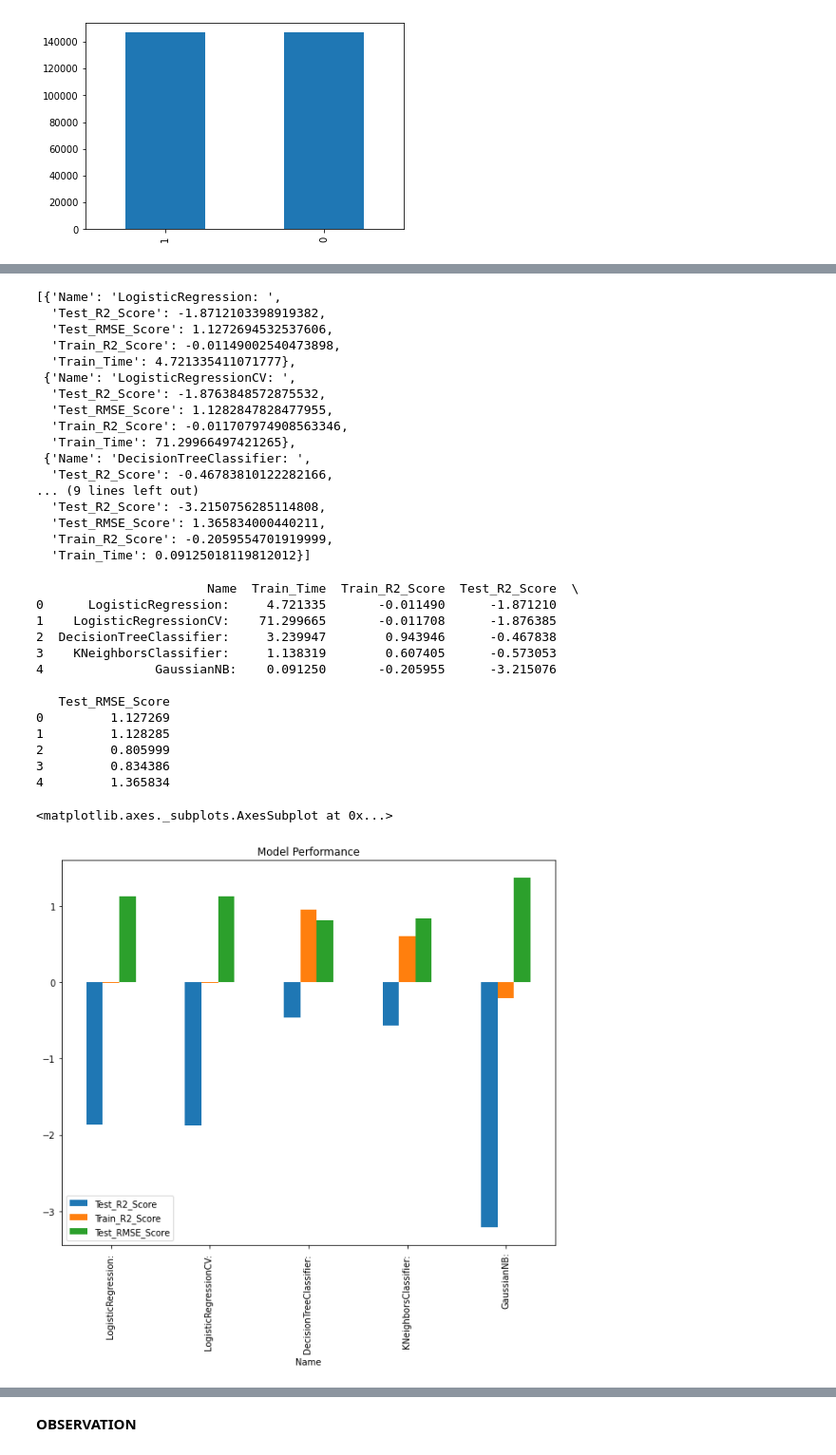
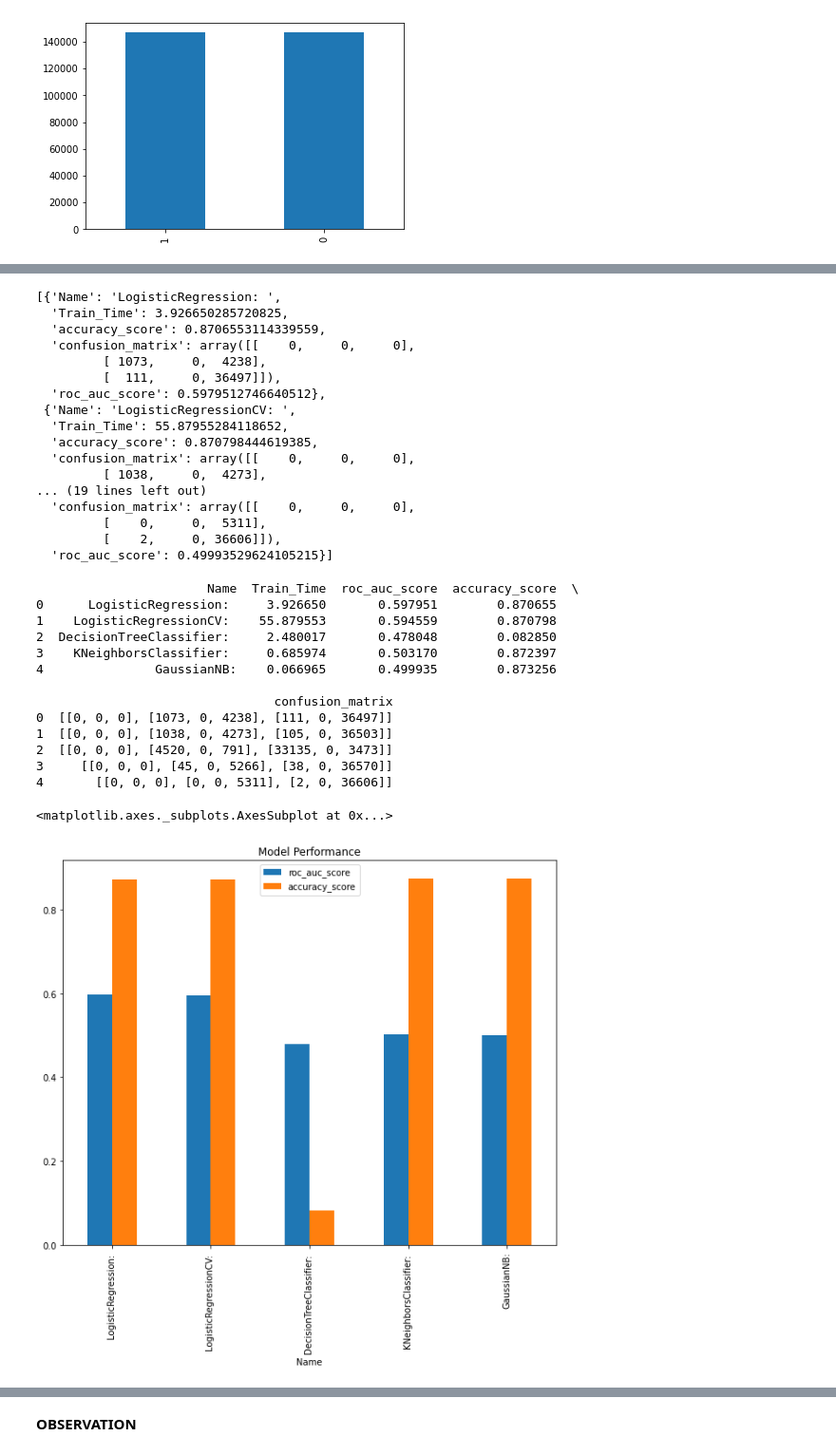
Before and after one commit to yokesh412/EMI-Default-Prediction, a Jupyter notebook: Mini_project.ipynb, the cells around one changed output, grey strips where cells are left out. Shown at 95% size. Cells and saved outputs as stored; diff of their text form; code cells hidden in the pictures.

```diff
--- a/Mini_project.ipynb
+++ b/Mini_project.ipynb
@@ -335,53 +327,53 @@ for name,curr_model in models :
     curr_model.fit(X_train_sc,y_train_sc)
     end = time.time()
     curr_model_data["Train_Time"] = end - start
-    curr_model_data["Train_R2_Score"] = metrics.r2_score(y_train_sc,curr_model.predict(X_train_sc))
-    curr_model_data["Test_R2_Score"] = metrics.r2_score(y_test_sc,curr_model.predict(X_test_sc))
-    curr_model_data["Test_RMSE_Score"] = sqrt(mean_squared_error(y_test_sc,curr_model.predict(X_test_sc)))
+    curr_model_data["roc_auc_score"] = roc_auc_score(y_train_smote,curr_model.predict(X_train_smote))
+    curr_model_data["accuracy_score"] = accuracy_score(y_test,curr_model.predict(X_test))
+    curr_model_data["confusion_matrix"] = confusion_matrix(y_test,curr_model.predict(X_test))
     model_data.append(curr_model_data)
 # %%
 model_data
 # %% [output]
 [{'Name': 'LogisticRegression: ',
-  'Test_R2_Score': -1.8712103398919382,
-  'Test_RMSE_Score': 1.1272694532537606,
-  'Train_R2_Score': -0.01149002540473898,
-  'Train_Time': 4.721335411071777},
+  'Train_Time': 3.926650285720825,
+  'accuracy_score': 0.8706553114339559,
+  'confusion_matrix': array([[    0,     0,     0],
+         [ 1073,     0,  4238],
+         [  111,     0, 36497]]),
+  'roc_auc_score': 0.5979512746640512},
  {'Name': 'LogisticRegressionCV: ',
-  'Test_R2_Score': -1.8763848572875532,
-  'Test_RMSE_Score': 1.1282847828477955,
-  'Train_R2_Score': -0.011707974908563346,
-  'Train_Time': 71.29966497421265},
- {'Name': 'DecisionTreeClassifier: ',
-  'Test_R2_Score': -0.46783810122282166,
-... (9 lines left out)
-  'Test_R2_Score': -3.2150756285114808,
-  'Test_RMSE_Score': 1.365834000440211,
-  'Train_R2_Score': -0.2059554701919999,
-  'Train_Time': 0.09125018119812012}]
+  'Train_Time': 55.87955284118652,
+  'accuracy_score': 0.870798444619385,
+  'confusion_matrix': array([[    0,     0,     0],
+         [ 1038,     0,  4273],
+... (19 lines left out)
+  'confusion_matrix': array([[    0,     0,     0],
+         [    0,     0,  5311],
+         [    2,     0, 36606]]),
+  'roc_auc_score': 0.49993529624105215}]
 # %%
 result_df = pd.DataFrame(model_data)
 print(result_df)
 # %% [output]
-                       Name  Train_Time  Train_R2_Score  Test_R2_Score  \
-0      LogisticRegression:     4.721335       -0.011490      -1.871210
-1    LogisticRegressionCV:    71.299665       -0.011708      -1.876385
-2  DecisionTreeClassifier:     3.239947        0.943946      -0.467838
-3    KNeighborsClassifier:     1.138319        0.607405      -0.573053
-4               GaussianNB:    0.091250       -0.205955      -3.215076
+                       Name  Train_Time  roc_auc_score  accuracy_score  \
+0      LogisticRegression:     3.926650       0.597951        0.870655
+1    LogisticRegressionCV:    55.879553       0.594559        0.870798
+2  DecisionTreeClassifier:     2.480017       0.478048        0.082850
+3    KNeighborsClassifier:     0.685974       0.503170        0.872397
+4               GaussianNB:    0.066965       0.499935        0.873256
 
-   Test_RMSE_Score
-0         1.127269
-1         1.128285
-2         0.805999
-3         0.834386
-4         1.365834
+                                confusion_matrix
+0  [[0, 0, 0], [1073, 0, 4238], [111, 0, 36497]]
+1  [[0, 0, 0], [1038, 0, 4273], [105, 0, 36503]]
+2  [[0, 0, 0], [4520, 0, 791], [33135, 0, 3473]]
+3     [[0, 0, 0], [45, 0, 5266], [38, 0, 36570]]
+4       [[0, 0, 0], [0, 0, 5311], [2, 0, 36606]]
 # %%
 #visualizing result
-result_df.plot(x="Name", y=['Test_R2_Score' , 'Train_R2_Score' , 'Test_RMSE_Score'],
+result_df.plot(x="Name", y=['roc_auc_score' , 'accuracy_score'],
                kind="bar" ,
                title = 'Model Performance' ,
                figsize= (10,8))
 # %% [output]
 <matplotlib.axes._subplots.AxesSubplot at 0x...>
-[figure, old version]
+[figure, new version]
```
Also changed, not shown: parts of 5 cells of this notebook.
